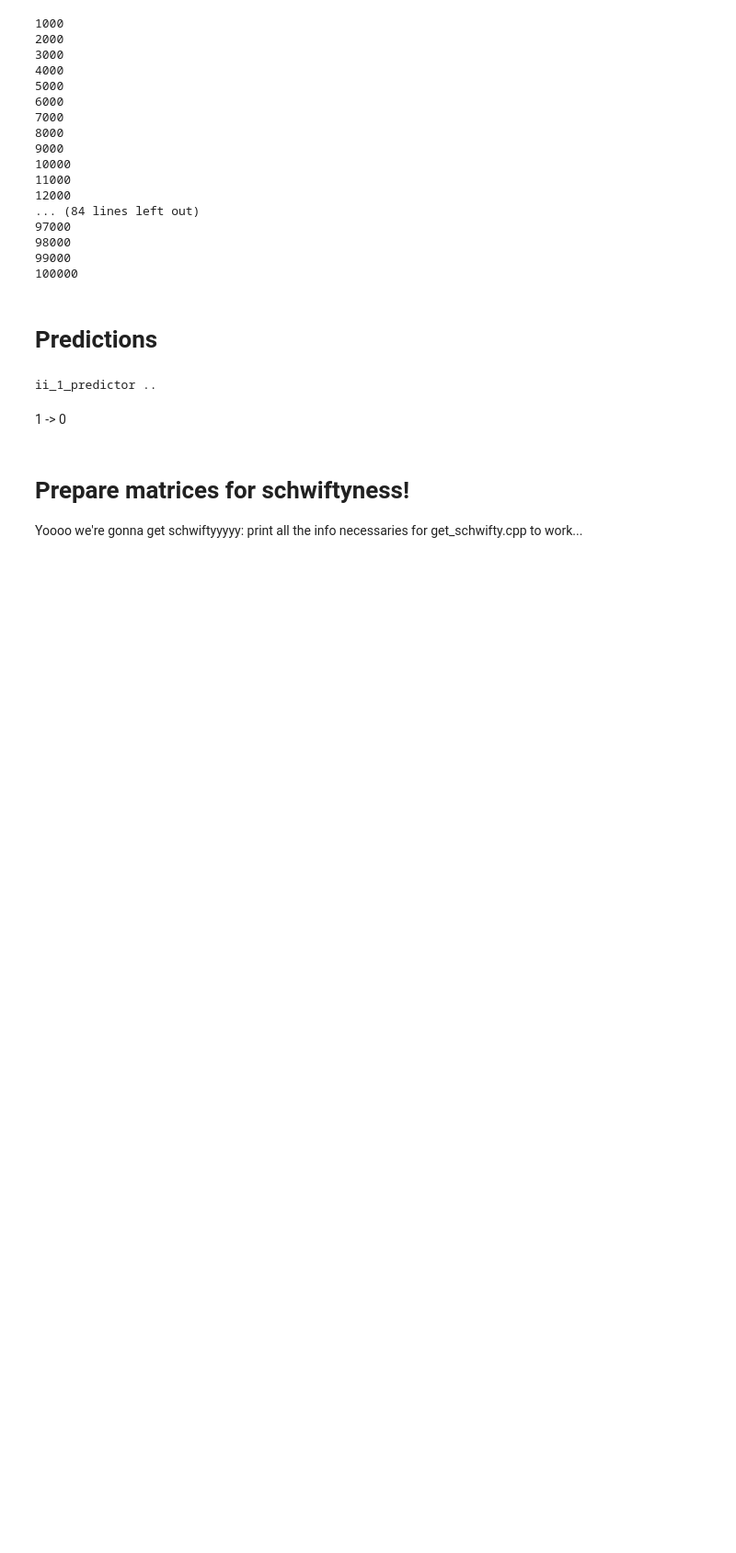
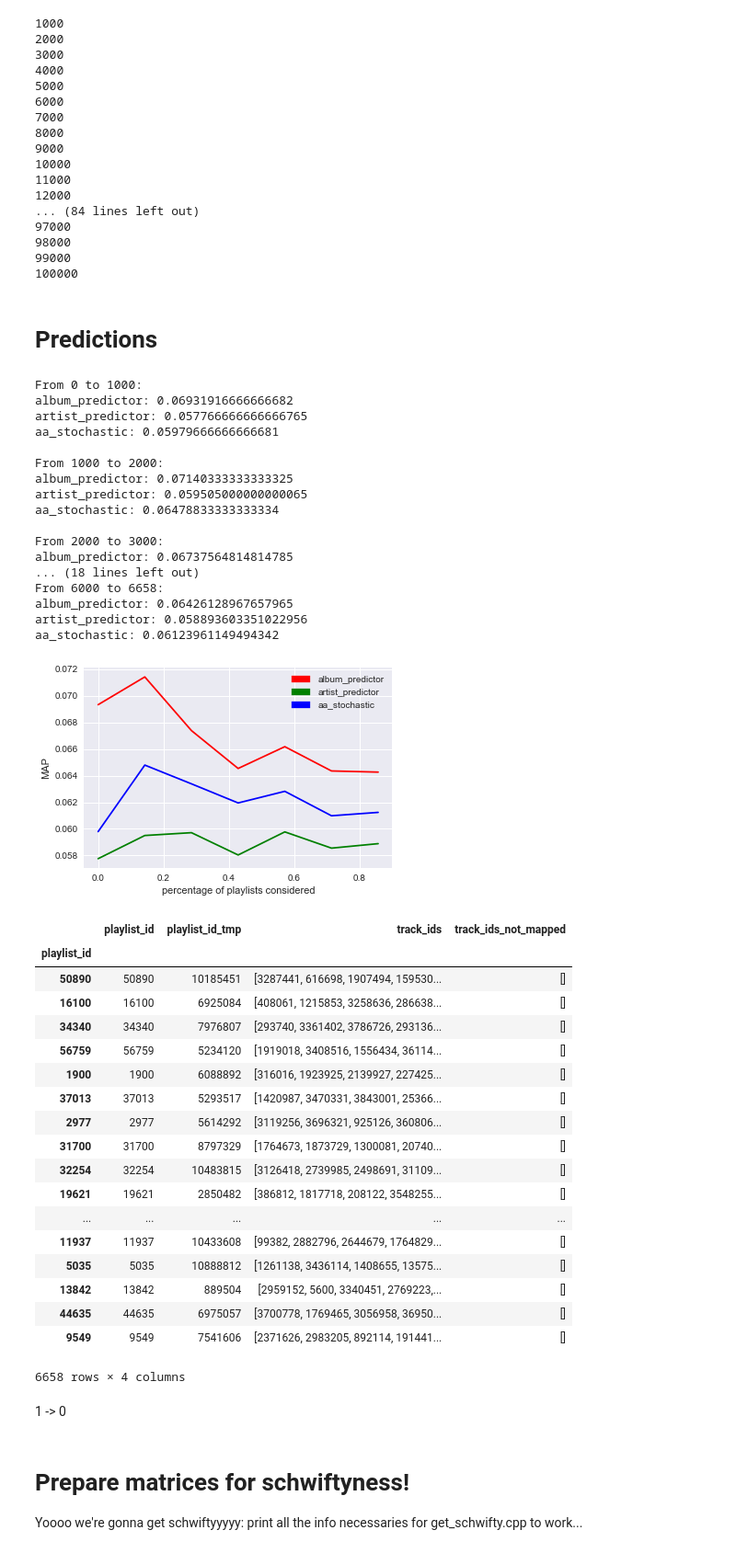
Before and after one commit to battuzz/RS_Challenge, a Jupyter notebook: fabio_CBF_with_parameters.ipynb, the cells around one changed output. Shown at 92% size. Saved outputs shown, nothing was run; the diff lists cells and outputs as text; code cells hidden in the pictures; blank space fills up the shorter version.

Commit message:
added stochastic predictor

```diff
--- a/fabio_CBF_with_parameters.ipynb
+++ b/fabio_CBF_with_parameters.ipynb
@@ -1096,11 +1096,11 @@ def from_prediction_matrix_to_dataframe(pred_matrix, target_playlists, keep_best
                                        num_to_tracks={}, map_tracks=False):
     pred_matrix_csr = pred_matrix.tocsr()
 
-    predictions = pd.DataFrame(target_playlists)
-    predictions.index = target_playlists['playlist_id']
+    predictions = pd.DataFrame(target_playlists[:pred_matrix.shape[0]])
+    predictions.index = target_playlists['playlist_id'][:pred_matrix.shape[0]]
     predictions['track_ids'] = [np.array([]) for i in range(len(predictions))]
 
-    for target_row,pl_id in enumerate(target_playlists.playlist_id):
+    for target_row,pl_id in enumerate(target_playlists.playlist_id[:pred_matrix.shape[0]]):
         row_start = pred_matrix_csr.indptr[target_row]
         row_end = pred_matrix_csr.indptr[target_row+1]
         row_columns = pred_matrix_csr.indices[row_start:row_end]
@@ -1224,17 +1221,0 @@ class EnsembleSimilarityPredictor:
-# %%
-from recsys import utility as utils
-
-def make_predictions(predictor, original_urm, target_playlists, target_tracks,
-                    compute_MAP=False, test=None):
-
-    if compute_MAP:
-        test_good = get_playlist_track_list2(test)
-        test_good.index = test_good.playlist_id.apply(lambda pl_id: playlist_to_num[pl_id])
-    else:
-        test_good = "nope"
-
-    pred = predictor.predict(original_urm, target_playlists, target_tracks, row_group=1000, keep_best=5, normalize_columns=False, compute_MAP=True, test_good=test_good)
-
-    predictions = from_prediction_matrix_to_dataframe(pred, target_playlists, keep_best=5, num_to_tracks=num_to_tracks, map_tracks=True)
-
-    return predictions
@@ -1283,10 +1395,53 @@ artist_predictor = SimilarityPredictor("artist_predictor", URM_pow, SYM_ARTIST)
 #ens_predictor_3 = EnsemblePredictor("full_artists", [artist_predictor, artist_cplx_predictor])
 
 final_predictor = EnsemblePredictor("final", [ii_1_predictor, ii_2_predictor, ii_3_predictor, album_predictor, artist_predictor])
+# %%
+album_predictor = SimilarityPredictor("album_predictor", URM_pow, SYM_ALBUM)
+artist_predictor = SimilarityPredictor("artist_predictor", URM_pow, SYM_ARTIST)
+
+final_predictor = StochasticEnsemblePredictor("aa_stochastic", [album_predictor, artist_predictor], URM_normalize, probabilities=[1,1])
 # %%
-make_predictions(final_predictor, URM_normalize, target_playlists, target_tracks, compute_MAP=True, test=test)
+make_predictions(final_predictor, URM_normalize, target_playlists, target_tracks,
+                 row_group=1000,
+                 compute_MAP=True, test=test, num_to_tracks=num_to_tracks)
 # %% [output]
-ii_1_predictor ..
+From 0 to 1000:
+album_predictor: 0.06931916666666682
+artist_predictor: 0.057766666666666765
+aa_stochastic: 0.05979666666666681
+
+From 1000 to 2000:
+album_predictor: 0.07140333333333325
+artist_predictor: 0.059505000000000065
+aa_stochastic: 0.06478833333333334
+
+From 2000 to 3000:
+album_predictor: 0.06737564814814785
+... (18 lines left out)
+From 6000 to 6658:
+album_predictor: 0.06426128967657965
+artist_predictor: 0.058893603351022956
+aa_stochastic: 0.06123961149494342
+[figure, added]
+|  | playlist_id | playlist_id_tmp | track_ids | track_ids_not_mapped |
+| playlist_id |  |  |  |  |
+| 50890 | 50890 | 10185451 | [3287441, 616698, 1907494, 159530... | [] |
+| 16100 | 16100 | 6925084 | [408061, 1215853, 3258636, 286638... | [] |
+| 34340 | 34340 | 7976807 | [293740, 3361402, 3786726, 293136... | [] |
+| 56759 | 56759 | 5234120 | [1919018, 3408516, 1556434, 36114... | [] |
+| 1900 | 1900 | 6088892 | [316016, 1923925, 2139927, 227425... | [] |
+| 37013 | 37013 | 5293517 | [1420987, 3470331, 3843001, 25366... | [] |
+| 2977 | 2977 | 5614292 | [3119256, 3696321, 925126, 360806... | [] |
+| 31700 | 31700 | 8797329 | [1764673, 1873729, 1300081, 20740... | [] |
+| 32254 | 32254 | 10483815 | [3126418, 2739985, 2498691, 31109... | [] |
+| 19621 | 19621 | 2850482 | [386812, 1817718, 208122, 3548255... | [] |
+| ... | ... | ... | ... | ... |
+| 11937 | 11937 | 10433608 | [99382, 2882796, 2644679, 1764829... | [] |
+| 5035 | 5035 | 10888812 | [1261138, 3436114, 1408655, 13575... | [] |
+| 13842 | 13842 | 889504 | [2959152, 5600, 3340451, 2769223,... | [] |
+| 44635 | 44635 | 6975057 | [3700778, 1769465, 3056958, 36950... | [] |
+| 9549 | 9549 | 7541606 | [2371626, 2983205, 892114, 191441... | [] |
+6658 rows × 4 columns
 # %% [markdown]
 1 -> 0
 # %% [markdown]
```
Also changed, not shown: parts of 6 cells of this notebook.
